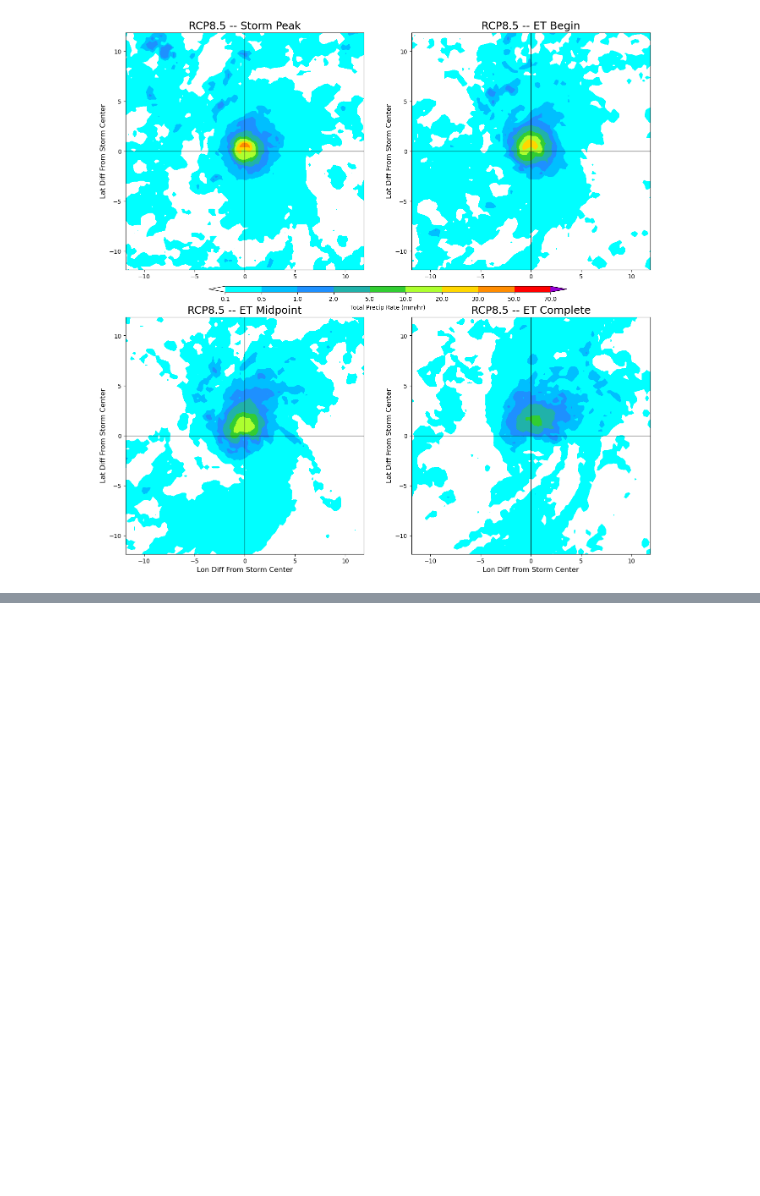
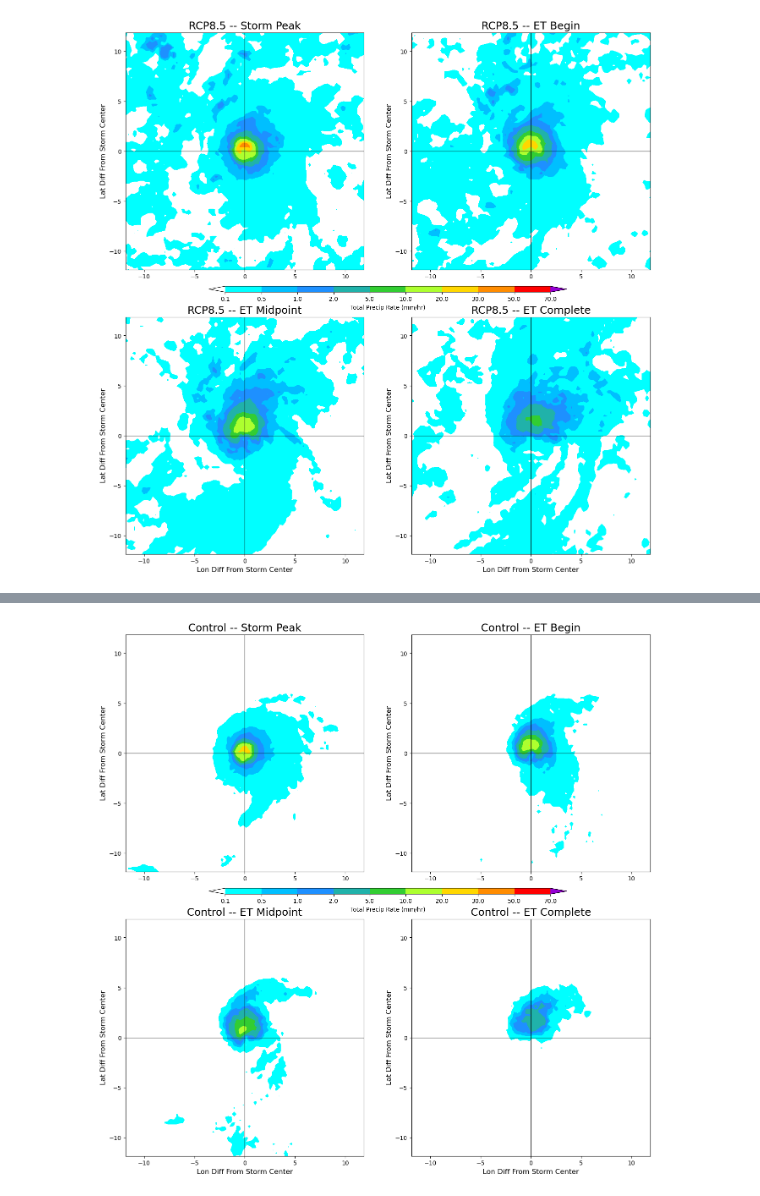
Before and after one commit to Luigi728/ExtraTrack_Github, a Jupyter notebook: RCP_Analysis/RCP_Analysis_V6.8.2.ipynb, the cells around one changed output, grey strips where cells are left out. Saved outputs shown, nothing was run; the diff lists cells and outputs as text; code cells hidden in the pictures; blank space fills up the shorter version.

```diff
--- a/RCP_Analysis/RCP_Analysis_V6.8.2.ipynb
+++ b/RCP_Analysis/RCP_Analysis_V6.8.2.ipynb
@@ -319,7 +323,7 @@ def Wind_Snaps_Combine(Subset_Codes, Data_DF, ET_DF, Compo_DF, Compo_nc_A, Compo
 # %%
 # Create Function to Combine Precip Maps
-def Precip_Snaps_Combine(Subset_Codes, Data_DF, ET_DF, Compo_DF, Compo_nc_A, Compo_nc_B, Compo_nc_C):
-    Precip_Snap_Sum = numpy.zeros((len(Subset_Codes),4,80,80))
+def Precip_Snaps_Combine(Subset_Codes, Data_DF, ET_DF, Compo_DF, Compo_nc_A, Compo_nc_B, Compo_nc_C, Mean):
+    Precip_Snap_All = numpy.zeros((len(Subset_Codes),4,80,80))
     for n in range(len(Subset_Codes)):
         Code = Subset_Codes[n]
         ABC = ET_DF[ET_DF["Code"] == Code].reset_index()["ABC"][0]
@@ -332,9 +336,13 @@ def Precip_Snaps_Combine(Subset_Codes, Data_DF, ET_DF, Compo_DF, Compo_nc_A, Com
         DF_Storm_Compo, Time_Indexes = Find_Compo_Info(Code, Data_DF, ET_DF, Compo_DF, Compo_nc)
         for t in range(len(Time_Indexes)):
             Precip_Snap = Precip(Compo_nc, Time_Indexes[t])
-            Precip_Snap_Sum[n][t] = Precip_Snap
-    Precip_Snap_Mean = numpy.mean(Precip_Snap_Sum, axis=0)
-    return (Precip_Snap_Mean)
+            Precip_Snap_All[n][t] = Precip_Snap
+    if Mean == True:
+        Precip_Snap_Mean = numpy.mean(Precip_Snap_All, axis=0)
+        return (Precip_Snap_Mean)
+    else:
+        Precip_Snap_Median = numpy.median(Precip_Snap_All, axis=0)
+        return (Precip_Snap_Median)
 # %%
 # Define Colours and Bounds
 Windspeed_Colours = ['white', 'cyan', 'lightseagreen', 'limegreen', 'gold', 'darkorange', 'red', 'darkviolet']
@@ -406,7 +413,7 @@ def Windspeed_Snap_Plots(Wind_Snaps, Compo_nc, Model, Time_Labels, Bounds, Colou
         Fig.savefig(Output_Diri+Figname, bbox_inches='tight')
 # %%
 # Plot Four Precip Rate Snap Plots
-def Precip_Snap_Plots(Precip_Snaps, Compo_nc, Model, Time_Labels, Bounds, Colours, Savefig):
+def Precip_Snap_Plots(Precip_Snaps, Compo_nc, Model, Time_Labels, Bounds, Colours, Savefig, Figname):
 # x and y Values
     x_Snap = Compo_nc.x
     y_Snap = Compo_nc.y
@@ -438,7 +445,6 @@ def Precip_Snap_Plots(Precip_Snaps, Compo_nc, Model, Time_Labels, Bounds, Colour
 #
 # Save Fig
     if Savefig == True:
-        Figname = str(Model + '_Precip_Snaps_Combine.png')
         Fig.savefig(Output_Diri+Figname, bbox_inches='tight')
 # %%
 # Create Subsets of Dataframe Based on Selection Criteria
@@ -601,0 +644,9 @@ Precip_Bounds, Precip_Colours, True)
+# %%
+# Calculate Median Precip Snapshots
+Control_Subset_Precip_Snap_Median = Precip_Snaps_Combine(Control_Subset_Codes, Control_Data, Control_ET, \
+Control_Compo, Control_A_Compo_nc, Control_B_Compo_nc, Control_C_Compo_nc, False)
+RCP45_Subset_Precip_Snap_Median = Precip_Snaps_Combine(RCP45_Subset_Codes, RCP45_Data, RCP45_ET, RCP45_Compo, \
+RCP45_A_Compo_nc, RCP45_B_Compo_nc, RCP45_C_Compo_nc, False)
+RCP85_Subset_Precip_Snap_Median = Precip_Snaps_Combine(RCP85_Subset_Codes, RCP85_Data, RCP85_ET, RCP85_Compo, \
+RCP85_A_Compo_nc, RCP85_B_Compo_nc, RCP85_C_Compo_nc, False)
+#Control_Subset_Precip_Snap_Median
@@ -601,0 +670,5 @@ Precip_Bounds, Precip_Colours, True)
+# %%
+Precip_Snap_Plots(Control_Subset_Precip_Snap_Median, Control_A_Compo_nc, "Control", Time_Labels, \
+Precip_Bounds, Precip_Colours, True, 'Control_Precip_Snaps_Median.png')
+# %% [output]
+[figure, added]
```
Also changed, not shown: parts of 25 cells of this notebook, 21 other files.
